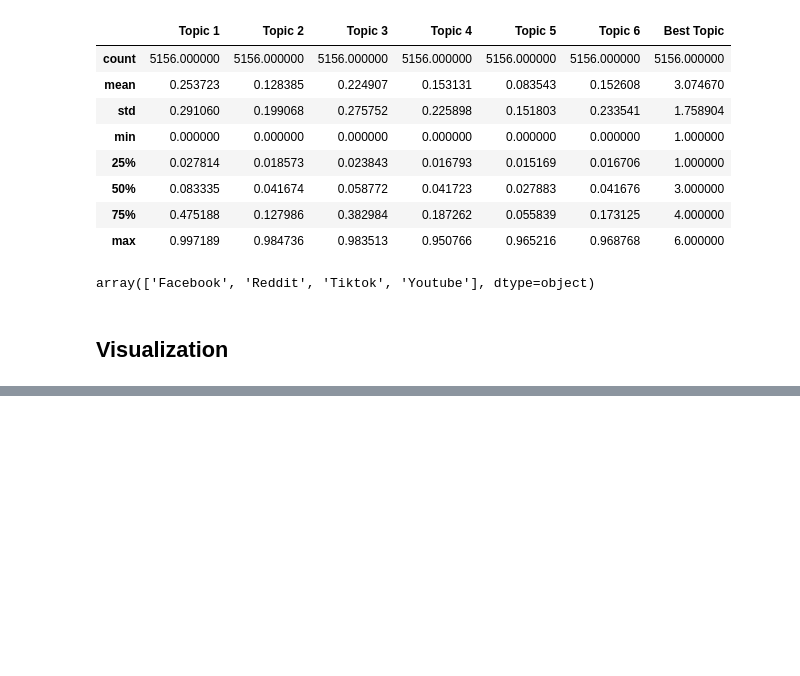
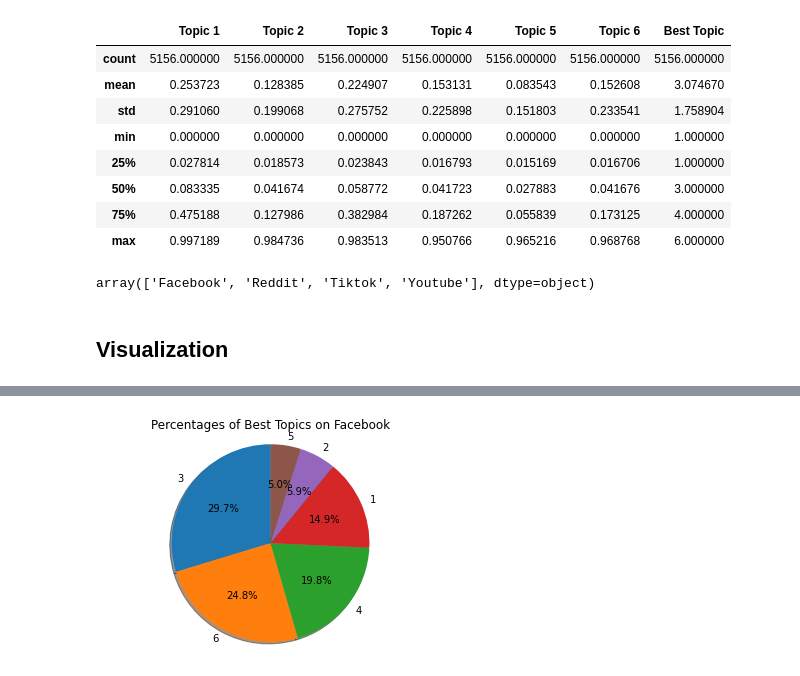
Before and after one commit to ABCD-EDU/LDA-ph-inflation, a Jupyter notebook: eda_labelled.ipynb, the cells around one changed output, grey strips where cells are left out. Drawn from its saved outputs; the diff is of its cells as text; code cells hidden in the pictures; blank space fills up the shorter version.

Commit message:
added: EDA pie chart, top10 whole corpus

```diff
--- a/eda_labelled.ipynb
+++ b/eda_labelled.ipynb
@@ -118 +102,25 @@ def draw_bar_graph_for_text_visualization(df, platform):
+# %%
+# Generate pie chart
+def generate_pie_chart(df, platform):
+        best_topic = Counter(df['Best Topic'])
+        df_best_topic = pd.DataFrame(best_topic.most_common(6), columns=['Topic', 'Count'])
+
+        # add percentage column
+        sum_count = df_best_topic['Count'].sum()
+        count_percentages = []
+        for num in df_best_topic['Count']:
+                percent = round((num/sum_count)*100)
+                count_percentages.append(percent)
+        df_best_topic.insert(2, "Percent (%)", count_percentages, True)
+
+        # Pie chart, where the slices will be ordered and plotted counter-clockwise:
+        labels = df_best_topic['Topic']
+        sizes = df_best_topic['Percent (%)']
+
+        fig1, ax1 = plt.subplots()
+        ax1.pie(sizes, labels=labels, autopct='%1.1f%%',
+                shadow=True, startangle=90)
+        ax1.axis('equal')  # Equal aspect ratio ensures that pie is drawn as a circle.
+        plt.title('Percentages of Best Topics on ' + platform)
+        plt.show()
 # %%
@@ -124 +131,6 @@ draw_bar_graph_for_text_visualization(df_fb, 'Facebook')
+# %%
+# Percentages of Best Topics on Facebook
+generate_pie_chart(df_fb, 'Facebook')
+# %% [output]
+[figure, added]
 # %%
```
Also changed, not shown: parts of 9 cells of this notebook.
